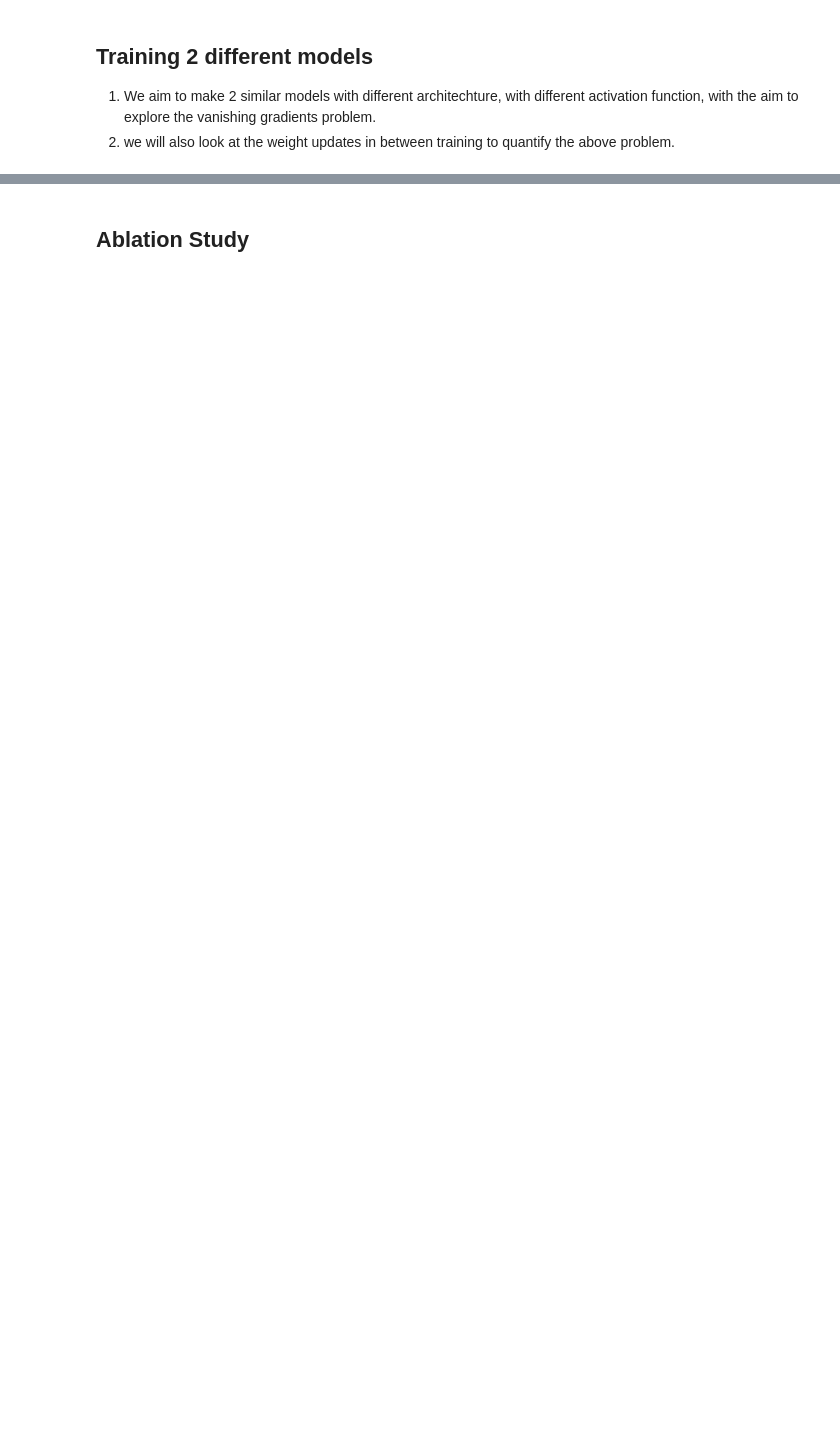
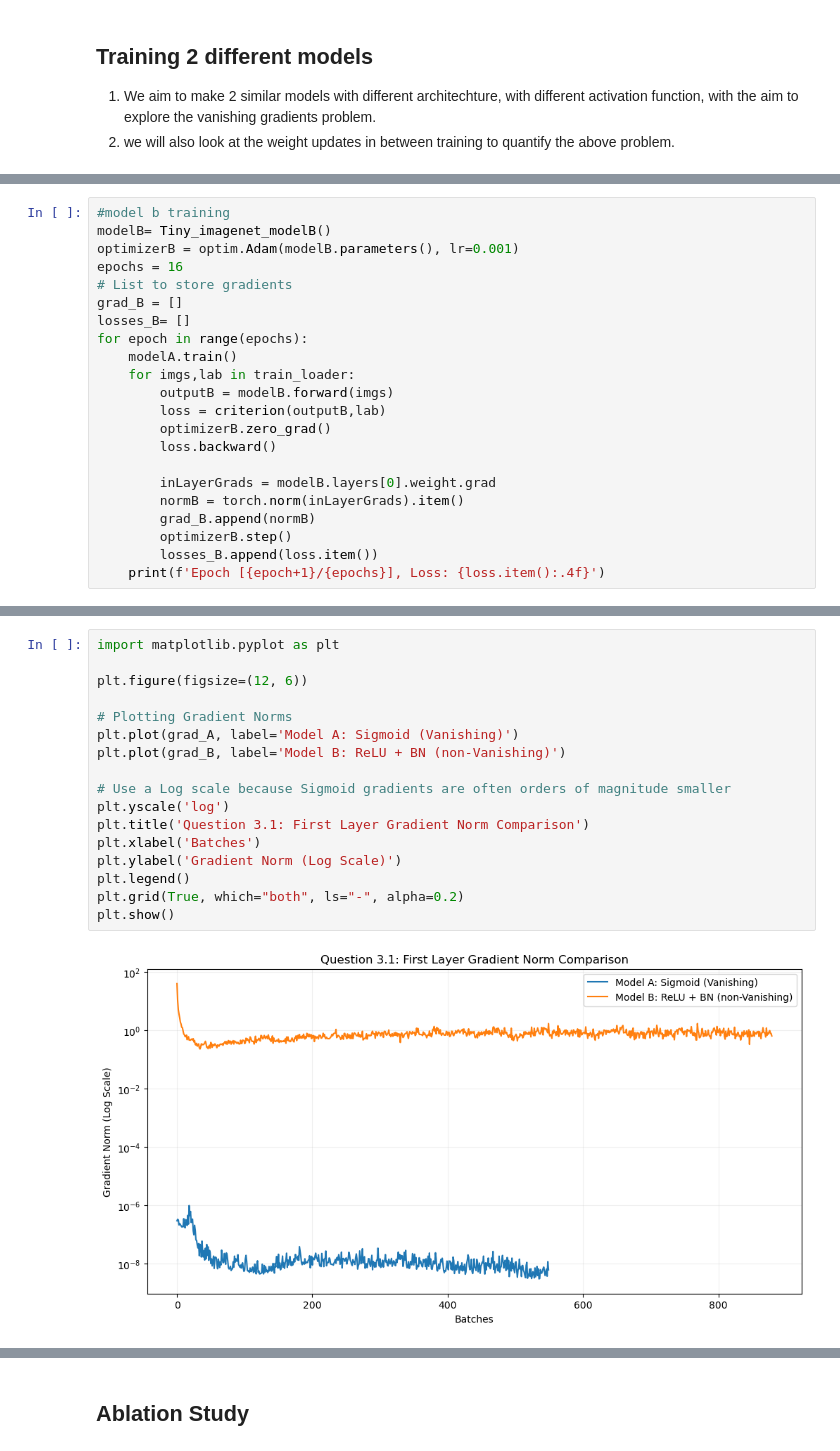
Before and after one commit to ANKIT0407/CS-671-Assignments, a Jupyter notebook: Assignment1_Anubhav/Lab1/Lab1_3/Lab1_3.ipynb, the cells around one changed output, grey strips where cells are left out. Cells and saved outputs as stored; diff of their text form; blank space fills up the shorter version.

```diff
--- a/Assignment1_Anubhav/Lab1/Lab1_3/Lab1_3.ipynb
+++ b/Assignment1_Anubhav/Lab1/Lab1_3/Lab1_3.ipynb
@@ -16,0 +130,22 @@ import pytorch as torch
+# %%
+#model b training
+modelB= Tiny_imagenet_modelB()
+optimizerB = optim.Adam(modelB.parameters(), lr=0.001)
+epochs = 16
+# List to store gradients
+grad_B = []
+losses_B= []
+for epoch in range(epochs):
+    modelA.train()
+    for imgs,lab in train_loader:
+        outputB = modelB.forward(imgs)
+        loss = criterion(outputB,lab)
+        optimizerB.zero_grad()
+        loss.backward()
+
+        inLayerGrads = modelB.layers[0].weight.grad
+        normB = torch.norm(inLayerGrads).item()
+        grad_B.append(normB)
+        optimizerB.step()
+        losses_B.append(loss.item())
+    print(f'Epoch [{epoch+1}/{epochs}], Loss: {loss.item():.4f}')
@@ -16,0 +169,19 @@ import pytorch as torch
+# %%
+import matplotlib.pyplot as plt
+
+plt.figure(figsize=(12, 6))
+
+# Plotting Gradient Norms
+plt.plot(grad_A, label='Model A: Sigmoid (Vanishing)')
+plt.plot(grad_B, label='Model B: ReLU + BN (non-Vanishing)')
+
+# Use a Log scale because Sigmoid gradients are often orders of magnitude smaller
+plt.yscale('log')
+plt.title('Question 3.1: First Layer Gradient Norm Comparison')
+plt.xlabel('Batches')
+plt.ylabel('Gradient Norm (Log Scale)')
+plt.legend()
+plt.grid(True, which="both", ls="-", alpha=0.2)
+plt.show()
+# %% [output]
+[figure, added]
```
Also changed, not shown: parts of 9 cells of this notebook.
